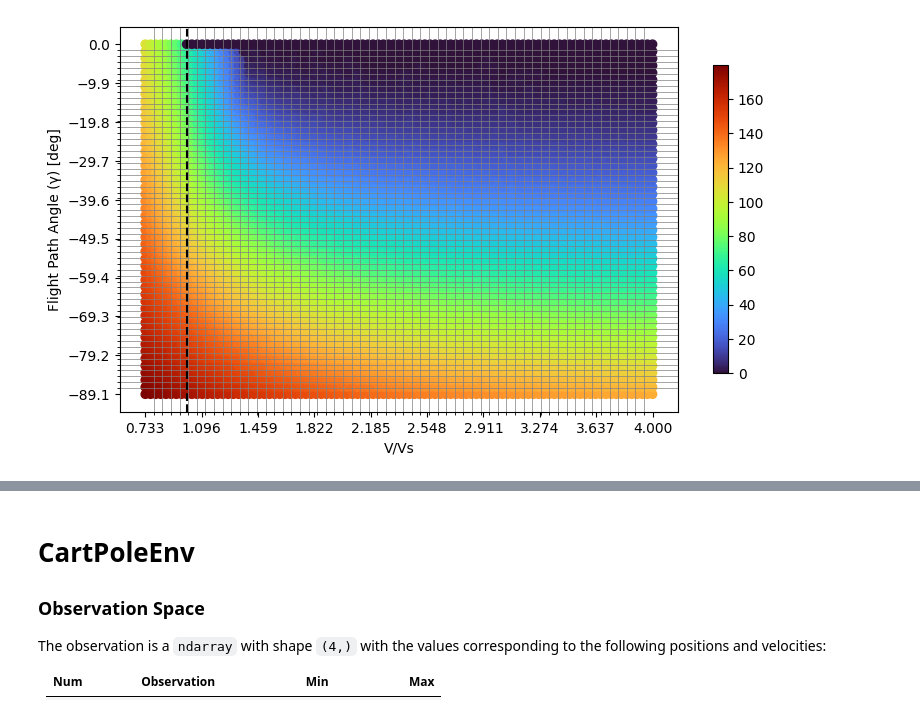
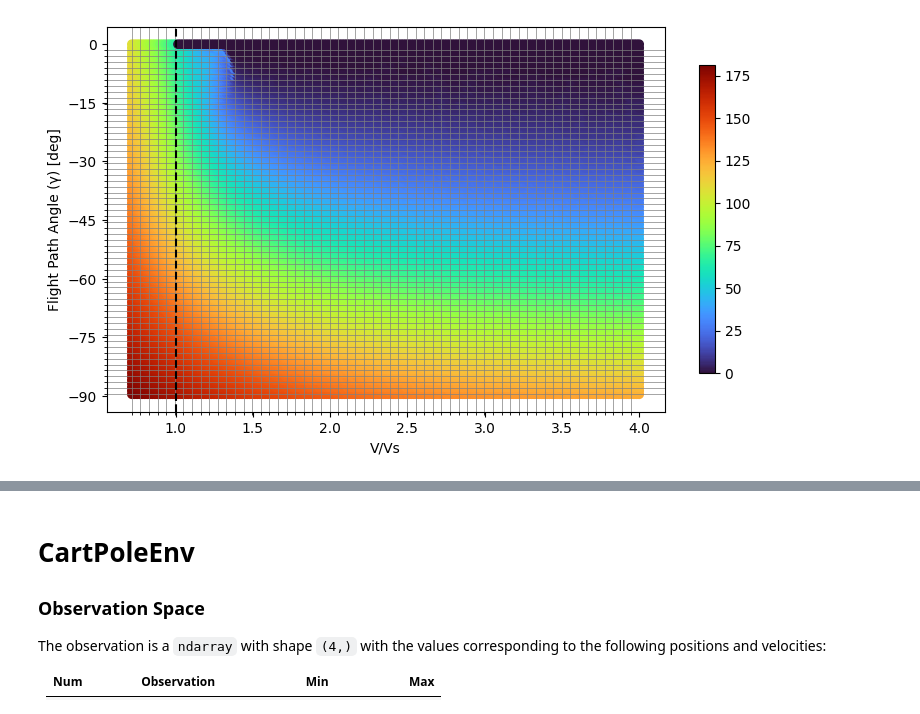
Before and after one commit to nicoRomeroCuruchet/DynamicProgramming, a Jupyter notebook: testing.ipynb, the cells around one changed output, grey strips where cells are left out. Drawn from its saved outputs; the diff is of its cells as text; code cells hidden in the pictures.

```diff
--- a/testing.ipynb
+++ b/testing.ipynb
@@ -14,14 +14,14 @@ import airplane
 glider = gym.make('ReducedSymmetricGliderPullout-v0')
 
 bins_space = {
-    "flight_path_angle": np.linspace(-np.pi, 0.0,    100,      dtype=np.float32),     # Flight Path Angle (γ)    (0)
-    "airspeed_norm":     np.linspace(0.6, 4.0,       100,      dtype=np.float32),     # Air Speed         (V)    (1)
+    "flight_path_angle": np.linspace(-np.pi, 0.0,    200,      dtype=np.float32),     # Flight Path Angle (γ)    (0)
+    "airspeed_norm":     np.linspace(0.7, 4.0,       200,      dtype=np.float32),     # Air Speed         (V)    (1)
 }
 
 pi = PolicyIteration(
     env=glider,
     bins_space=bins_space,
-    action_space=np.linspace(-0.5, 1.0, 15, dtype=np.float32),
+    action_space=np.linspace(-0.4, 1.0, 15, dtype=np.float32),
     gamma=0.99,
     theta=1e-3,
 )
@@ -118,36 +101,37 @@ plt.colorbar(label='', shrink=0.8,  )  # Add color bar for the z values
 
 # Add labels and a title
 plt.ylabel('Flight Path Angle (γ) [deg]')
 plt.xlabel('V/Vs')
 
 x_min, x_max = min(x), max(x)
 y_min, y_max = min(y), max(y)
 
 # Set the minor ticks for the grid, keeping the dense grid with smaller squares
 ax = plt.gca()  # Get current axes
 ax.set_yticks(np.linspace(x_min, x_max, 60), minor=True)  # 20 minor ticks for grid
 ax.set_xticks(np.linspace(y_min, y_max, 60), minor=True)  # 20 minor ticks for grid
 # put line x = 1
 plt.axvline(x=1, color='k', linestyle='--')
 # Show the plot
-plt.yticks(np.linspace(x_min, x_max, 10))  # Only 5 labels on x-axis
-plt.xticks(np.linspace(y_min, y_max, 10))  # Only 5 labels on y-axis
+vals = np.round(np.linspace(x_min, x_max,7))
+plt.yticks(vals)  # Only 5 labels on x-axis
+plt.xticks(np.linspace(round(y_min), round(y_max), 7))  # Only 5 labels on y-axis
 
 # Enable the minor grid lines
 ax.grid(which='minor', color='gray', linestyle='-', linewidth=0.5)
 
 # Habilitar la cuadrícula en las marcas menores
 ax.grid(which='minor', color='gray', linestyle='-', linewidth=0.5)
 
 # Guardar la imagen sin borde blanco
 plt.savefig('output.png', bbox_inches='tight')
 
 # set size of the plot
 plt.gcf().set_size_inches(9, 5)
 
 plt.show()
 # %% [output]
-[figure, old version]
+[figure, new version]
 # %%
 import numpy as np
 import matplotlib.pyplot as plt
```
Also changed, not shown: parts of 4 cells of this notebook, 4 other files.
